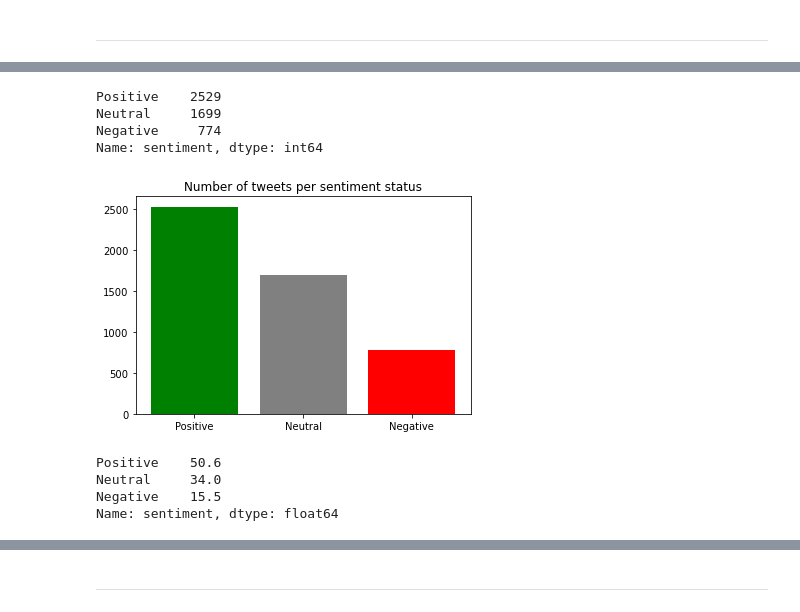
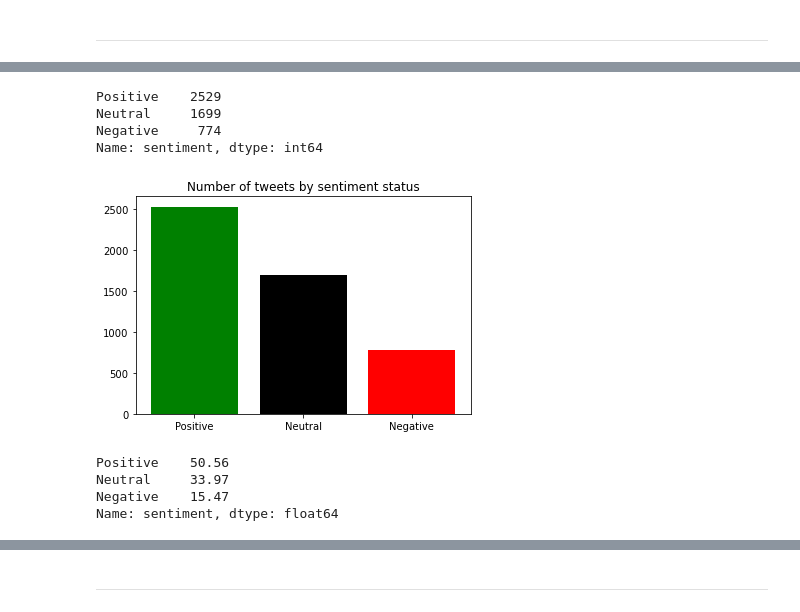
Before and after one commit to RobertaBRC/portfolio_projects, a Jupyter notebook: NewYearsResolutions.ipynb, the cells around one changed output, grey strips where cells are left out. Drawn from its saved outputs; the diff is of its cells as text; code cells hidden in the pictures.

Commit message:
Uploaded the latest version of NewYearsResolutions

```diff
--- a/NewYearsResolutions.ipynb
+++ b/NewYearsResolutions.ipynb
@@ -21,5 +39,8 @@ ny_resolutions.shape
 # %% [output]
 (5002, 14)
 # %%
-# Setting a custom index for the dataframe ('tweet_id')
+# Setting a custom index for the dataframe ('tweet_id') and selecting the relevant columns
+
 ny_resolutions.set_index('tweet_id', inplace = True)
+ny_resolutions = ny_resolutions[['gender', 'resolution_category', 'text']]
+ny_resolutions.head()
@@ -26,4 +54,0 @@ ny_resolutions.set_index('tweet_id', inplace = True)
-# %%
-# Selecting only the relevant columns
-ny_resolutions = ny_resolutions[['gender', 'resolution_category', 'retweet_count', 'text']]
-ny_resolutions.head()
@@ -116,27 +156,37 @@ ny_resolutions.head()
 # %%
 # Finding sentiment split and plotting its results
+
 sentimentSplit = ny_resolutions['sentiment'].value_counts()
 print(sentimentSplit)
 
 x = sentimentSplit.index
 h = sentimentSplit.values
-c = ['green', 'grey', 'red']
+
+c =[]
+for i in x:
+    if i == 'Positive':
+        c.append('green')
+    elif i == 'Neutral':
+        c.append('black')
+    else:
+        c.append('red')
 
 plt.bar(x, height = h, color = c)
-plt.title('Number of tweets per sentiment status')
+plt.title('Number of tweets by sentiment status')
 plt.show()
 # %% [output]
 Positive    2529
 Neutral     1699
 Negative     774
 Name: sentiment, dtype: int64
-[figure, old version]
+[figure, new version]
 # %%
 # Finding sentiment split (percentage)
-sentimentPerc = round((sentimentSplit / ny_resolutions.shape[0]) * 100, 1)
+
+sentimentPerc = round((sentimentSplit / ny_resolutions.shape[0]) * 100, 2)
 sentimentPerc
 # %% [output]
-Positive    50.6
-Neutral     34.0
-Negative    15.5
+Positive    50.56
+Neutral     33.97
+Negative    15.47
 Name: sentiment, dtype: float64
```
Also changed, not shown: parts of 26 cells of this notebook.
